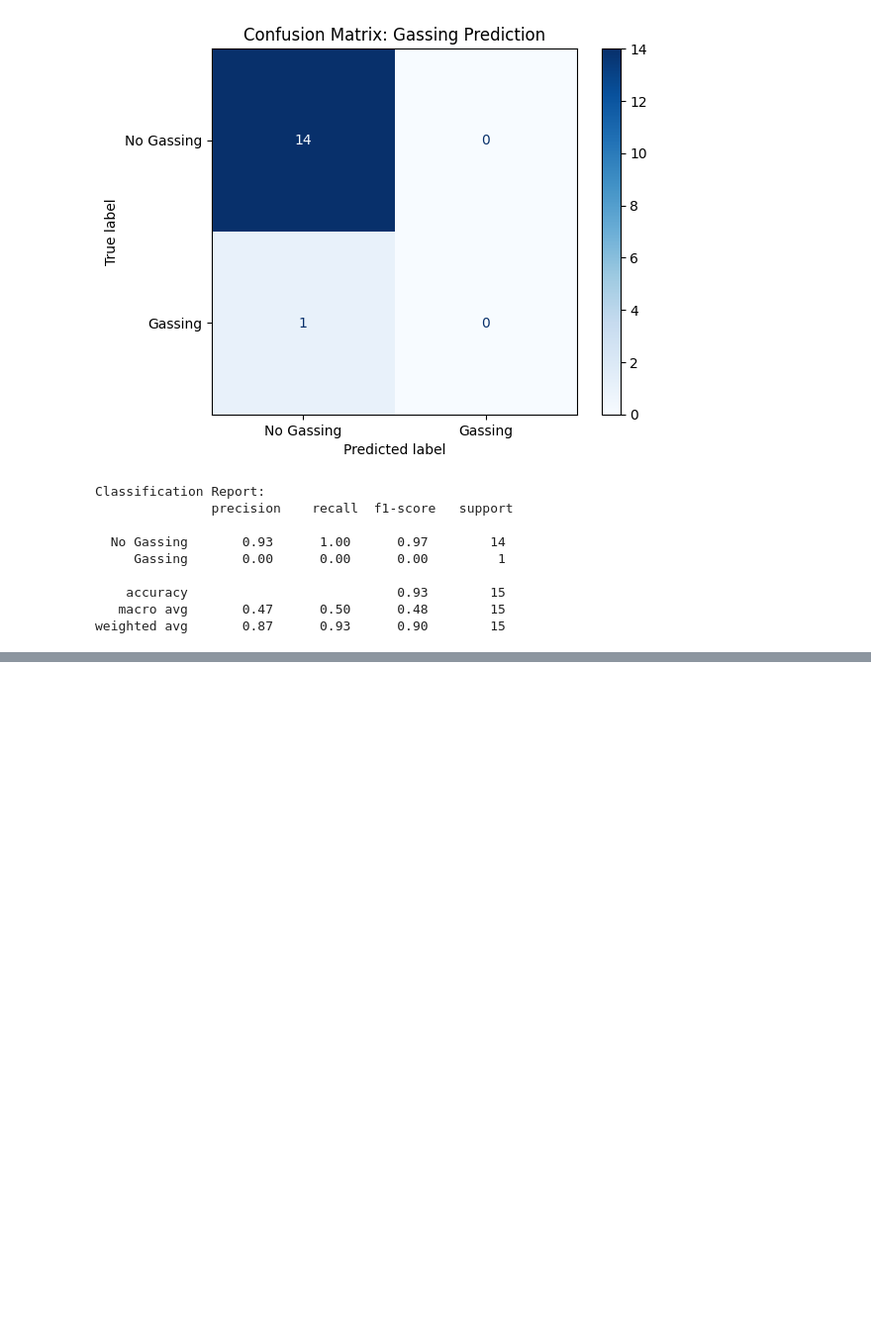
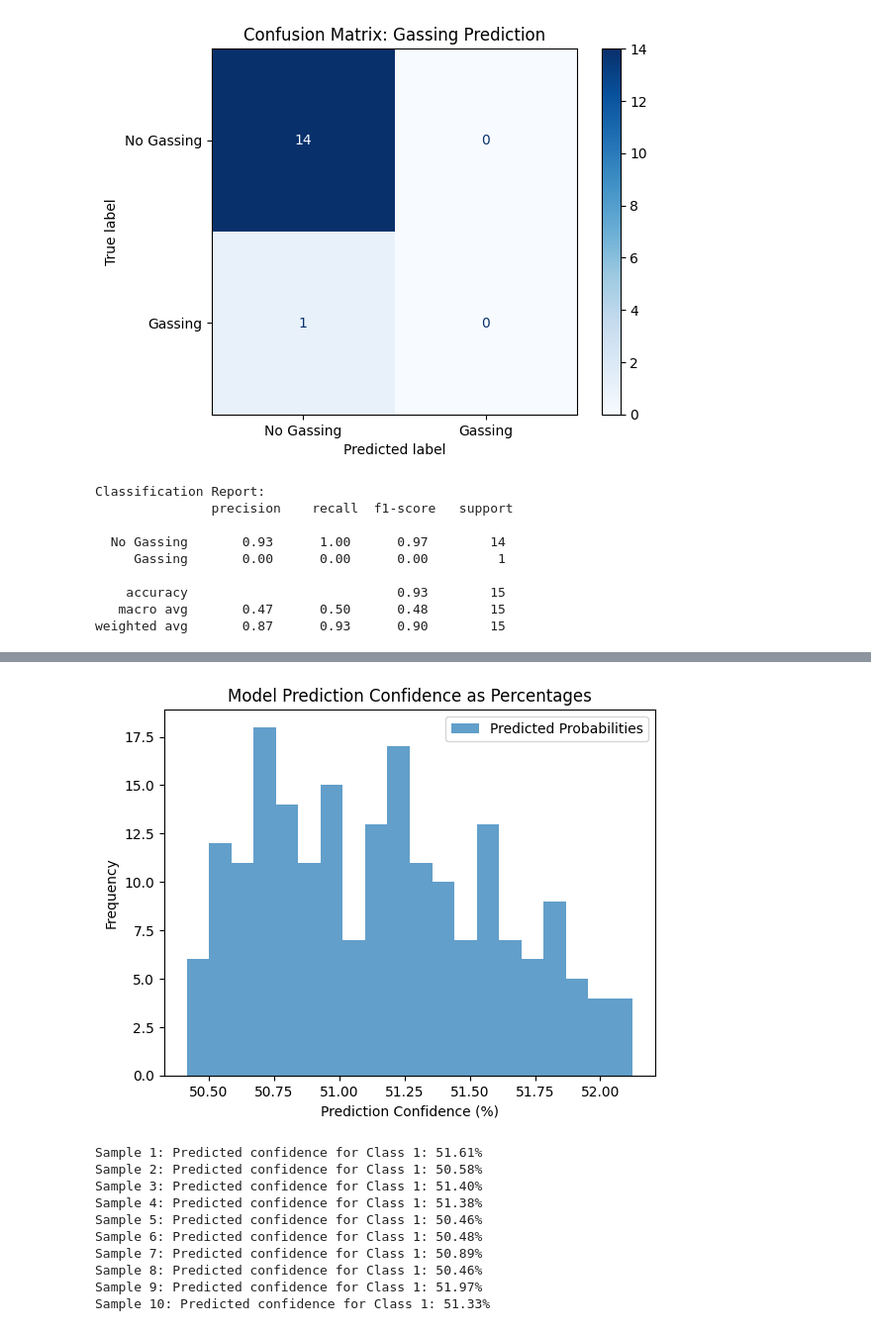
Before and after one commit to NeptuneAndre/DIT650_Tech-Tool-2, a Jupyter notebook: EV_Data_set.ipynb, the cells around one changed output, grey strips where cells are left out. Shown: that part at 99% size. Saved outputs shown, nothing was run; the diff lists cells and outputs as text; code cells hidden in the pictures; blank space fills up the shorter version.

```diff
--- a/EV_Data_set.ipynb
+++ b/EV_Data_set.ipynb
@@ -256,0 +642,22 @@ weighted avg       0.87      0.93      0.90        15
+# %%
+import numpy as np
+import matplotlib.pyplot as plt
+
+# Predict probabilities on the test dataset
+y_pred_probs = model.predict(X_test)
+
+# Convert probabilities into percentages
+y_pred_percentages = y_pred_probs * 100
+
+# Display a histogram of the prediction percentages
+plt.hist(y_pred_percentages, bins=20, alpha=0.7, label='Predicted Probabilities')
+plt.title('Model Prediction Confidence as Percentages')
+plt.xlabel('Prediction Confidence (%)')
+plt.ylabel('Frequency')
+plt.legend()
+plt.show()
+
+# Display percentages for the first 10 predictions
+for i, prob in enumerate(y_pred_percentages[:10]):
+    print(f"Sample {i + 1}: Predicted confidence for Class 1: {prob[0]:.2f}%")
+# %% [output]
@@ -256,0 +665,11 @@ weighted avg       0.87      0.93      0.90        15
+[figure, added]
+Sample 1: Predicted confidence for Class 1: 51.61%
+Sample 2: Predicted confidence for Class 1: 50.58%
+Sample 3: Predicted confidence for Class 1: 51.40%
+Sample 4: Predicted confidence for Class 1: 51.38%
+Sample 5: Predicted confidence for Class 1: 50.46%
+Sample 6: Predicted confidence for Class 1: 50.48%
+Sample 7: Predicted confidence for Class 1: 50.89%
+Sample 8: Predicted confidence for Class 1: 50.46%
+Sample 9: Predicted confidence for Class 1: 51.97%
+Sample 10: Predicted confidence for Class 1: 51.33%
```
Also changed, not shown: parts of 37 cells of this notebook.
